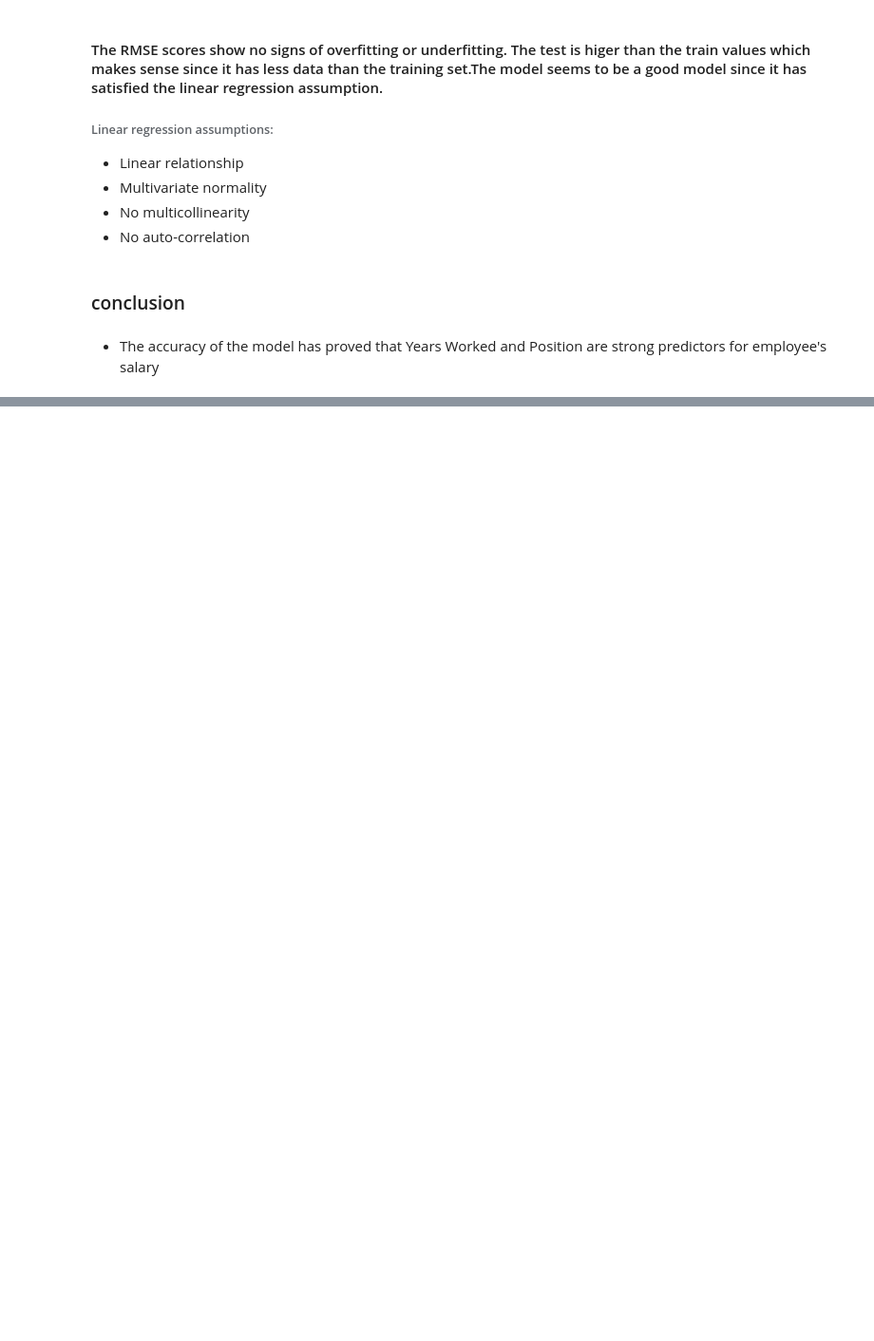
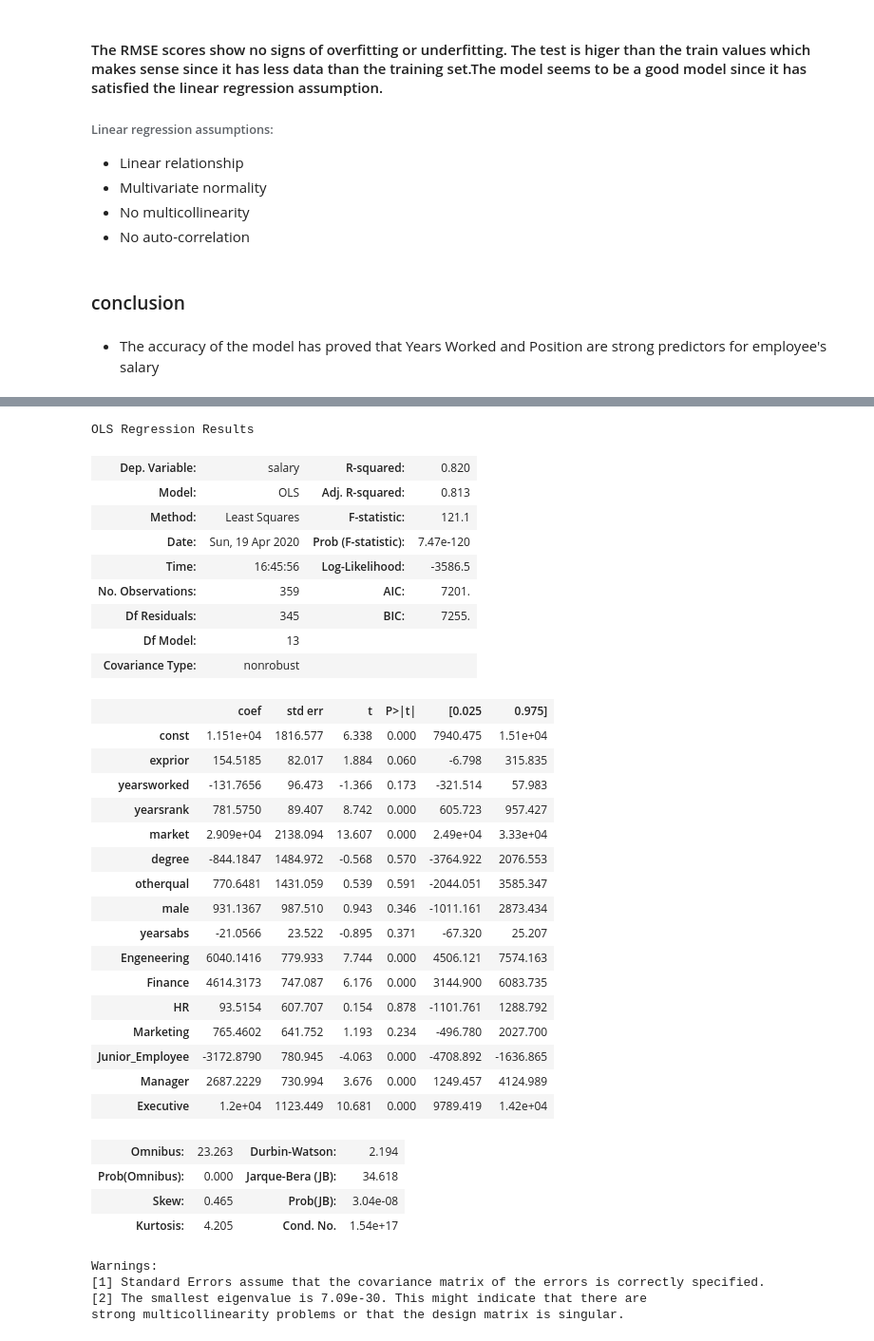
Before and after one commit to jbmasemza/multivariate_linear_regression, a Jupyter notebook: multivariate_linear_regression.ipynb, the cells around one changed output, grey strips where cells are left out. Shown at 95% size. Saved outputs shown, nothing was run; the diff lists cells and outputs as text; code cells hidden in the pictures; blank space fills up the shorter version.

```diff
--- a/multivariate_linear_regression.ipynb
+++ b/multivariate_linear_regression.ipynb
@@ -296,0 +385,48 @@ The difference between train and test: 933.556834498916
+# %%
+# Splitting the data for model 1
+X_train1, X_test1, y_train1, y_test1 = train_test_split(
+   salary.drop(labels=["salary"], axis=1),
+    salary["salary"],
+    test_size = 0.3,
+    random_state = 50)
+# %%
+# Building Model 1
+model1 = sm.add_constant(X_train1)
+model1 = sm.OLS(y_train1, model1).fit()
+model1.summary()
+# %% [output]
+OLS Regression Results
+| Dep. Variable: | salary | R-squared: | 0.820 |
+| Model: | OLS | Adj. R-squared: | 0.813 |
+| Method: | Least Squares | F-statistic: | 121.1 |
+| Date: | Sun, 19 Apr 2020 | Prob (F-statistic): | 7.47e-120 |
+| Time: | 16:45:56 | Log-Likelihood: | -3586.5 |
+| No. Observations: | 359 | AIC: | 7201. |
+| Df Residuals: | 345 | BIC: | 7255. |
+| Df Model: | 13 |  |  |
+| Covariance Type: | nonrobust |  |  |
+|  | coef | std err | t | P>|t| | [0.025 | 0.975] |
+| const | 1.151e+04 | 1816.577 | 6.338 | 0.000 | 7940.475 | 1.51e+04 |
+| exprior | 154.5185 | 82.017 | 1.884 | 0.060 | -6.798 | 315.835 |
+| yearsworked | -131.7656 | 96.473 | -1.366 | 0.173 | -321.514 | 57.983 |
+| yearsrank | 781.5750 | 89.407 | 8.742 | 0.000 | 605.723 | 957.427 |
+| market | 2.909e+04 | 2138.094 | 13.607 | 0.000 | 2.49e+04 | 3.33e+04 |
+| degree | -844.1847 | 1484.972 | -0.568 | 0.570 | -3764.922 | 2076.553 |
+| otherqual | 770.6481 | 1431.059 | 0.539 | 0.591 | -2044.051 | 3585.347 |
+| male | 931.1367 | 987.510 | 0.943 | 0.346 | -1011.161 | 2873.434 |
+| yearsabs | -21.0566 | 23.522 | -0.895 | 0.371 | -67.320 | 25.207 |
+| Engeneering | 6040.1416 | 779.933 | 7.744 | 0.000 | 4506.121 | 7574.163 |
+| Finance | 4614.3173 | 747.087 | 6.176 | 0.000 | 3144.900 | 6083.735 |
+| HR | 93.5154 | 607.707 | 0.154 | 0.878 | -1101.761 | 1288.792 |
+| Marketing | 765.4602 | 641.752 | 1.193 | 0.234 | -496.780 | 2027.700 |
+| Junior_Employee | -3172.8790 | 780.945 | -4.063 | 0.000 | -4708.892 | -1636.865 |
+| Manager | 2687.2229 | 730.994 | 3.676 | 0.000 | 1249.457 | 4124.989 |
+| Executive | 1.2e+04 | 1123.449 | 10.681 | 0.000 | 9789.419 | 1.42e+04 |
+| Omnibus: | 23.263 | Durbin-Watson: | 2.194 |
+| Prob(Omnibus): | 0.000 | Jarque-Bera (JB): | 34.618 |
+| Skew: | 0.465 | Prob(JB): | 3.04e-08 |
+| Kurtosis: | 4.205 | Cond. No. | 1.54e+17 |
+Warnings:
+[1] Standard Errors assume that the covariance matrix of the errors is correctly specified.
+[2] The smallest eigenvalue is 7.09e-30. This might indicate that there are
+strong multicollinearity problems or that the design matrix is singular.
```
Also changed, not shown: parts of 25 cells of this notebook.
